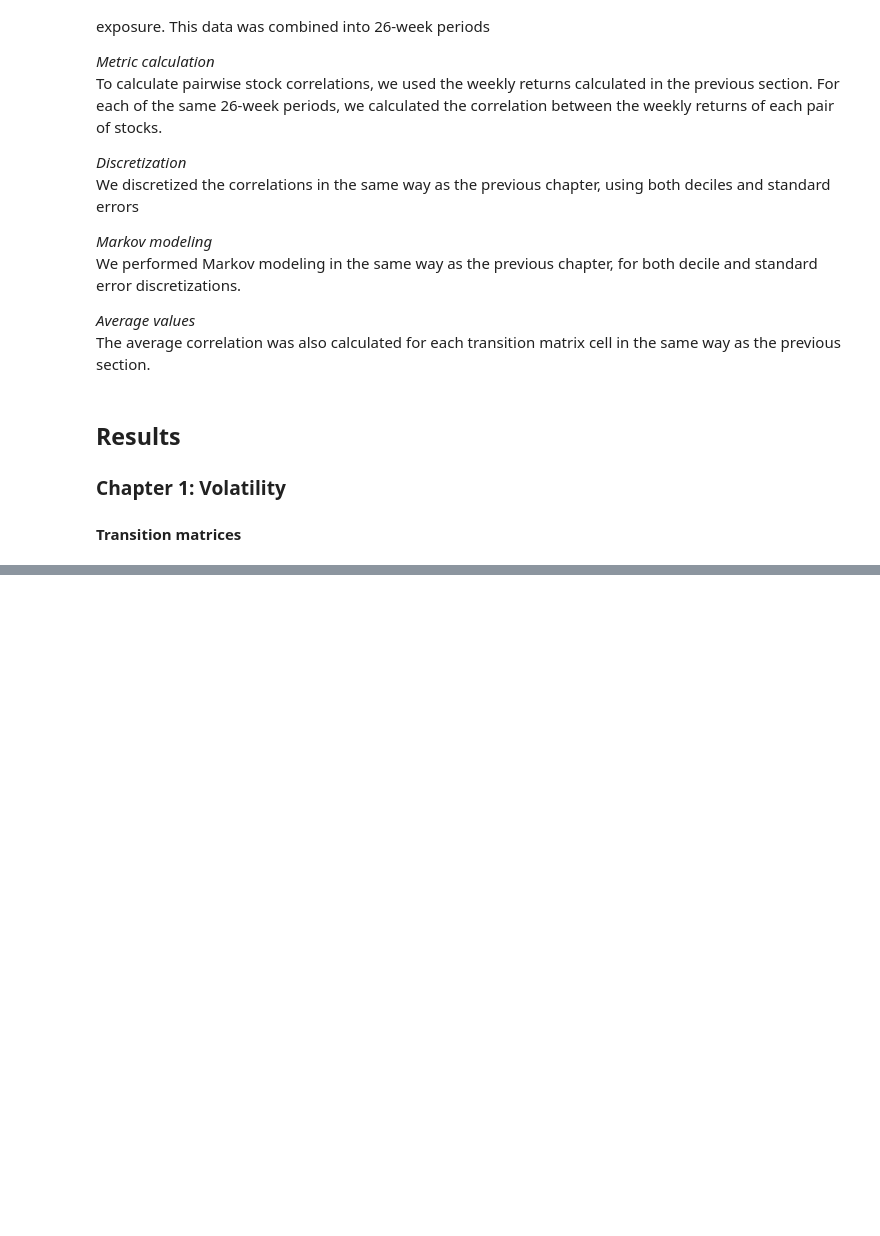
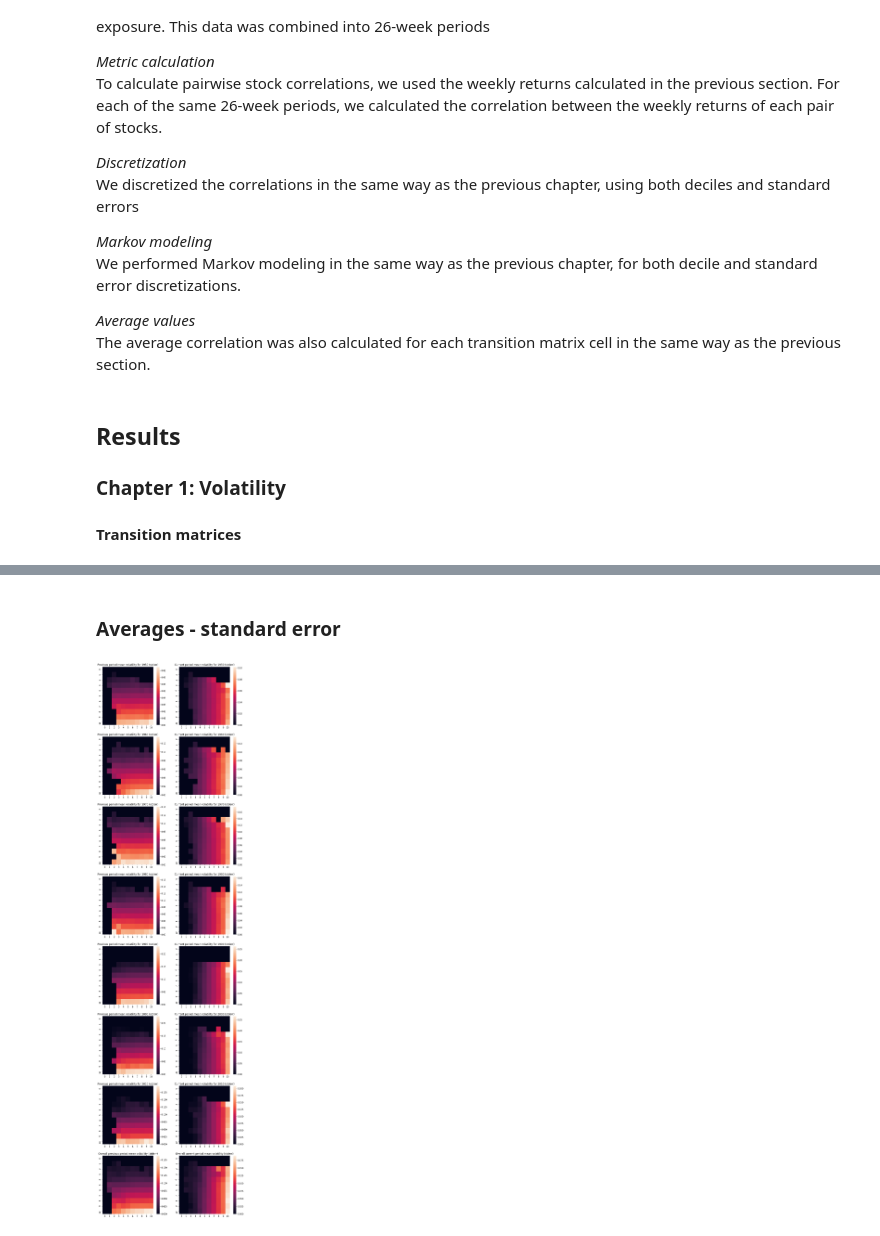
Before and after one commit to kaihvc/Risk_Project, a Jupyter notebook: Research Summary.ipynb, the cells around one changed output, grey strips where cells are left out. Saved outputs shown, nothing was run; the diff lists cells and outputs as text; code cells hidden in the pictures; blank space fills up the shorter version.

```diff
--- a/Research Summary.ipynb
+++ b/Research Summary.ipynb
@@ -83,0 +123,25 @@ plt.show()
+# %% [markdown]
+### Averages - standard error
+# %%
+# averages by decile
+fig, axes = plt.subplots(figsize=(12, 6*(n_decades + 1)), ncols=2, nrows=(n_decades + 1))
+for i in range(n_decades):
+    mat = np.load(f'wrds_results/ch1/prev_average_mat_stderr_{1950 + i * 10}.npy')
+    sns.heatmap(mat, ax=axes[i][0])
+    mat = np.load(f'wrds_results/ch1/post_average_mat_stderr_{1950 + i * 10}.npy')
+    sns.heatmap(mat, ax=axes[i][1])
+
+    axes[i][0].set_title(f'Previous period mean volatility for {1950 + i * 10} (stderr)')
+    axes[i][1].set_title(f'Current period mean volatility for {1950 + i * 10} (stderr)')
+
+mat = np.load(f'wrds_results/ch1/prev_average_mat_stderr_overall.npy')
+sns.heatmap(mat, ax=axes[-1][0])
+mat = np.load(f'wrds_results/ch1/post_average_mat_stderr_overall.npy')
+sns.heatmap(mat, ax=axes[-1][1])
+
+axes[-1][0].set_title(f'Overall previous period mean volatility (stderr)')
+axes[-1][1].set_title(f'Overall current period mean volatility (stderr)')
+
+plt.show()
+# %% [output]
+[figure, added]
```
Also changed, not shown: parts of 15 cells of this notebook, 1 other file.
